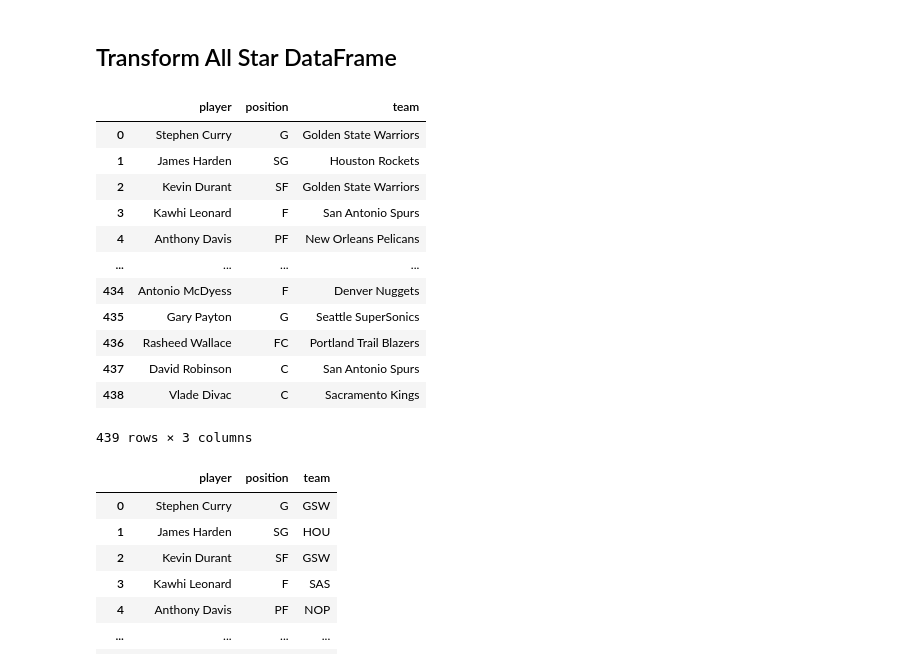
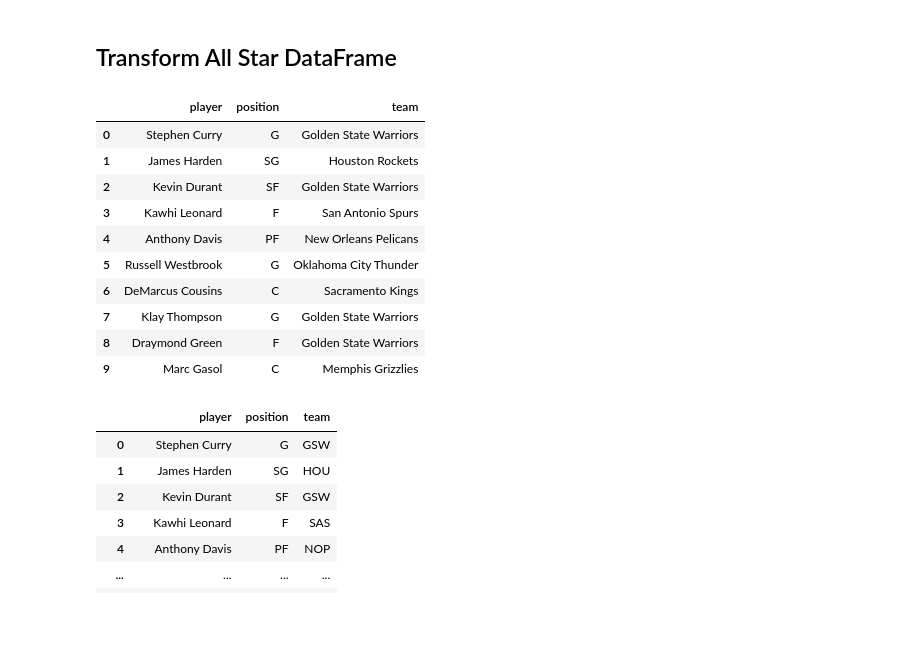
Before and after one commit to Klsisk/Project-3, a Jupyter notebook: Resources/mainscript.ipynb, the cells around one changed output. Drawn from its saved outputs; the diff is of its cells as text; code cells hidden in the pictures; blank space fills up the shorter version.

```diff
--- a/Resources/mainscript.ipynb
+++ b/Resources/mainscript.ipynb
@@ -121,31 +157,29 @@ all_star_df
 # %%
 # Using .rename(columns={}) in order to rename columns
 renamed_df3 = all_star_df.rename(columns={"Player":"player", "Pos":"position", "Team":"team"}).copy()
 renamed_df3.head()
 
 # Drop unneeded columns
 all_star_drop_df = renamed_df3.drop(columns=['Nationality', 'Unnamed: 9', 'Unnamed: 10', 'Unnamed: 11', 'Unnamed: 12',
                                   'Unnamed: 13', 'Unnamed: 14','Unnamed: 15', 'Unnamed: 16', 'Unnamed: 17', 'Year',
                                   'Unnamed: 18', 'Unnamed: 19', 'Unnamed: 20', 'Unnamed: 21', 'Unnamed: 22',
                                   'Unnamed: 23', 'Unnamed: 24', 'HT', 'WT', 'Selection Type', 'NBA Draft Status'])
 
 # Use dropna() to drop all NaN values
 all_star_drop_df = all_star_drop_df.dropna(how='all')
-all_star_drop_df
+all_star_drop_df.head(10)
 # %% [output]
 |  | player | position | team |
 | 0 | Stephen Curry | G | Golden State Warriors |
 | 1 | James Harden | SG | Houston Rockets |
 | 2 | Kevin Durant | SF | Golden State Warriors |
 | 3 | Kawhi Leonard | F | San Antonio Spurs |
 | 4 | Anthony Davis | PF | New Orleans Pelicans |
-| ... | ... | ... | ... |
-| 434 | Antonio McDyess | F | Denver Nuggets |
-| 435 | Gary Payton | G | Seattle SuperSonics |
-| 436 | Rasheed Wallace | FC | Portland Trail Blazers |
-| 437 | David Robinson | C | San Antonio Spurs |
-| 438 | Vlade Divac | C | Sacramento Kings |
+| 5 | Russell Westbrook | G | Oklahoma City Thunder |
+| 6 | DeMarcus Cousins | C | Sacramento Kings |
+| 7 | Klay Thompson | G | Golden State Warriors |
+| 8 | Draymond Green | F | Golden State Warriors |
+| 9 | Marc Gasol | C | Memphis Grizzlies |
-439 rows × 3 columns
 # %%
 # Change team names to team abbreviations to match other databases
 all_star_change = all_star_drop_df.replace({'Golden State Warriors': 'GSW', 'Houston Rockets': 'HOU', 'San Antonio Spurs': 'SAS', 'Brooklyn Nets': 'BKN',
```
Also changed, not shown: parts of 8 cells of this notebook, 9 other files.
